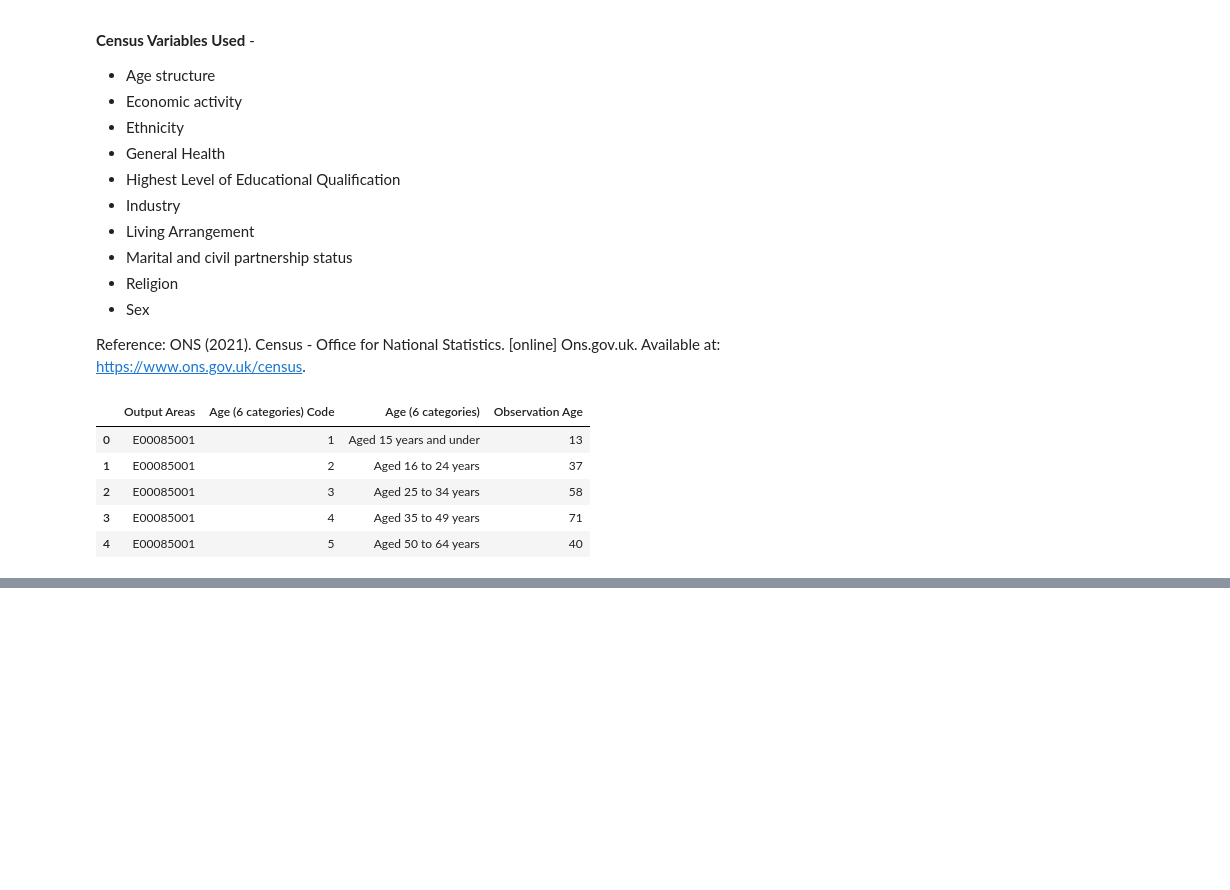
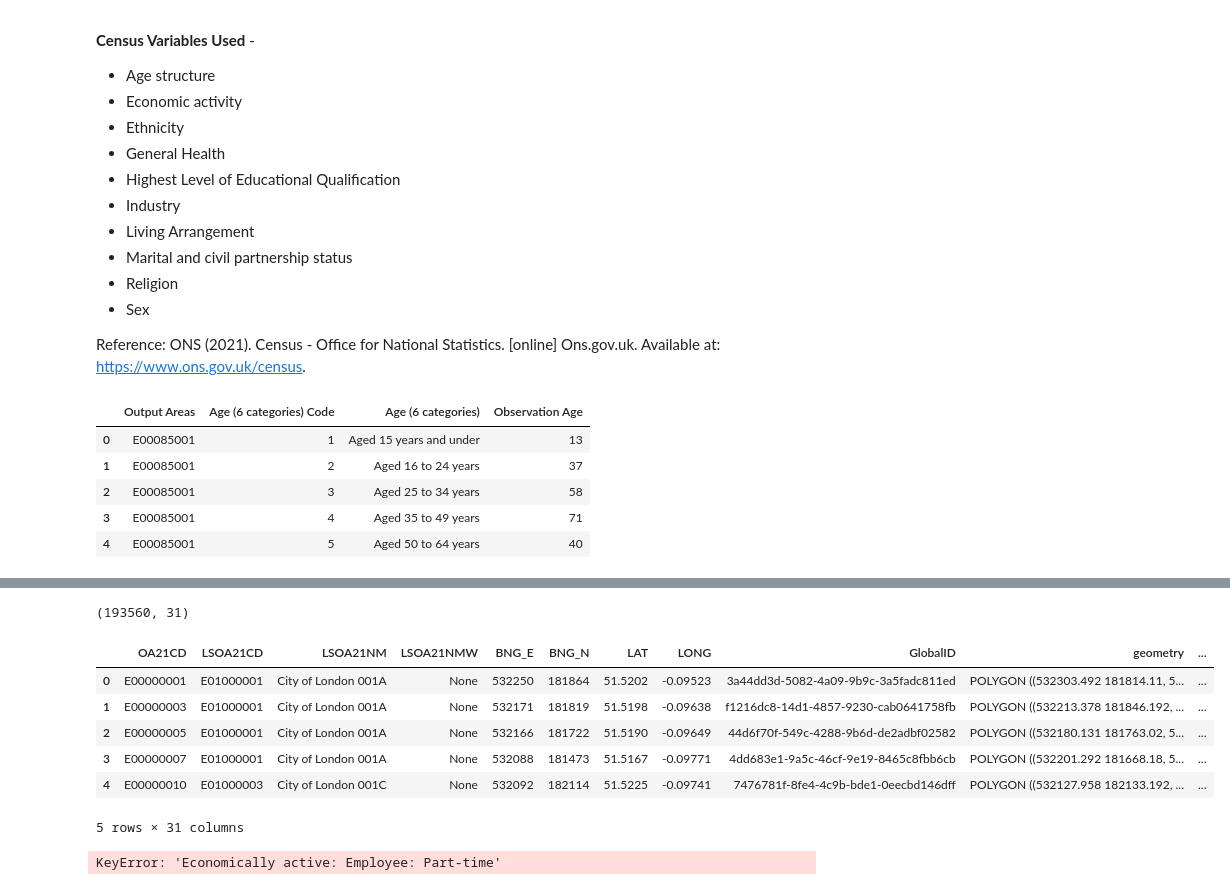
Before and after one commit to beapinol/UrbanAn, a Jupyter notebook: Lab_Six/UA_LabWorkbook_6.2.ipynb, the cells around one changed output, grey strips where cells are left out. Cells and saved outputs as stored; diff of their text form; code cells hidden in the pictures; blank space fills up the shorter version.

```diff
--- a/Lab_Six/UA_LabWorkbook_6.2.ipynb
+++ b/Lab_Six/UA_LabWorkbook_6.2.ipynb
@@ -166,3 +206,18 @@ brighton_census_data.head()
 # %%
 #saving this new dataframe, with census data organised into one complete table, as a new csv
 brighton_census_data.to_csv("data/lab_raw_data/brighton_census_data.csv", index=False)
+# %%
+#merging the census data with the output area shapefile for Brighton and Hove
+import pandas as pd
+import geopandas as gpd
+
+shp_path = "data/lab_raw_data/OA_2021_EW_BGC_V2.shp"
+gdf = gpd.read_file(shp_path)
+
+csv_path = "data/lab_raw_data/brighton_census_data.csv"
+csv_data = pd.read_csv(csv_path, low_memory=False)
+
+# merging the GeoDataFrame with the DataFrame based on the oa_code
+merged_data = gdf.merge(csv_data, left_on='OA21CD', right_on='OA', how='left')
+#saving it as a shapefile
+merged_data.to_file('data/lab_raw_data/brighton_census_data.shp', index=False)
@@ -168,0 +283,19 @@ brighton_census_data.to_csv("data/lab_raw_data/brighton_census_data.csv", index=
+# %%
+merged_data.shape
+# %% [output]
+(193560, 31)
+# %%
+merged_data.head()
+# %% [output]
+|  | OA21CD | LSOA21CD | LSOA21NM | LSOA21NMW | BNG_E | BNG_N | LAT | LONG | GlobalID | geometry | ... |
+| 0 | E00000001 | E01000001 | City of London 001A | None | 532250 | 181864 | 51.5202 | -0.09523 | 3a44dd3d-5082-4a09-9b9c-3a5fadc811ed | POLYGON ((532303.492 181814.11, 5... | ... |
+| 1 | E00000003 | E01000001 | City of London 001A | None | 532171 | 181819 | 51.5198 | -0.09638 | f1216dc8-14d1-4857-9230-cab0641758fb | POLYGON ((532213.378 181846.192, ... | ... |
+| 2 | E00000005 | E01000001 | City of London 001A | None | 532166 | 181722 | 51.5190 | -0.09649 | 44d6f70f-549c-4288-9b6d-de2adbf02582 | POLYGON ((532180.131 181763.02, 5... | ... |
+| 3 | E00000007 | E01000001 | City of London 001A | None | 532088 | 181473 | 51.5167 | -0.09771 | 4dd683e1-9a5c-46cf-9e19-8465c8fbb6cb | POLYGON ((532201.292 181668.18, 5... | ... |
+| 4 | E00000010 | E01000003 | City of London 001C | None | 532092 | 182114 | 51.5225 | -0.09741 | 7476781f-8fe4-4c9b-bde1-0eecbd146dff | POLYGON ((532127.958 182133.192, ... | ... |
+5 rows × 31 columns
+# %%
+#Descriptive Analysis - DEA
+merged_data['Economically active: Employee: Part-time'].describe()
+# %% [output]
+KeyError: 'Economically active: Employee: Part-time'
```
Also changed, not shown: parts of 19 cells of this notebook, 3 other files.
